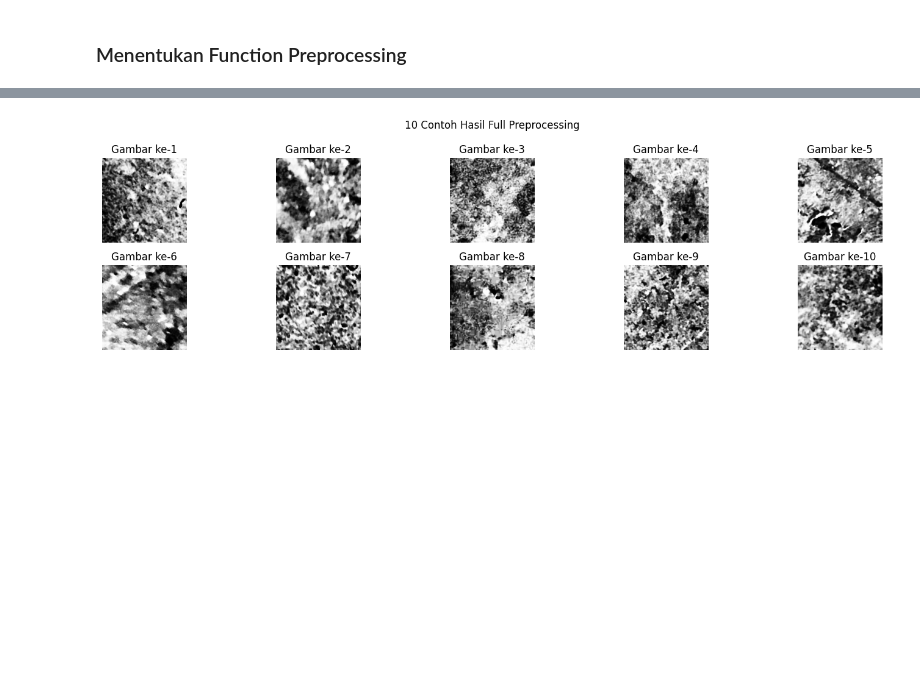
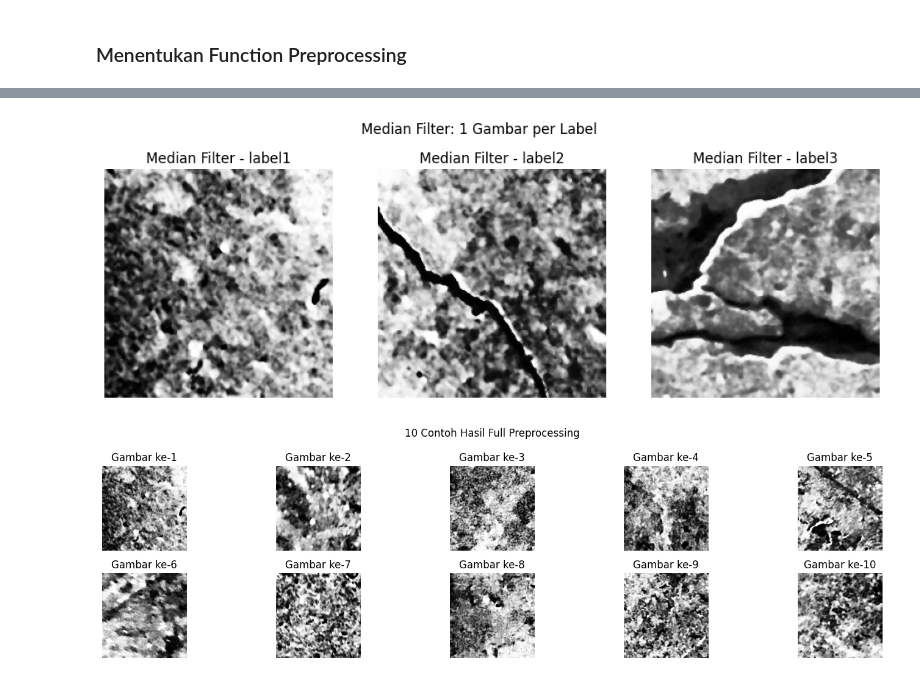
Before and after one commit to borntosleepwell/Project-PCD-Kelompok28, a Jupyter notebook: test1.ipynb, the cells around one changed output, grey strips where cells are left out. Cells and saved outputs as stored; diff of their text form; code cells hidden in the pictures; blank space fills up the shorter version.

```diff
--- a/test1.ipynb
+++ b/test1.ipynb
@@ -151,3 +180,18 @@ def median_filter_manual(img, size=3):
+# %%
+plt.figure(figsize=(12,4))
+for i, label in enumerate(np.unique(labels)):
+    idx = np.where(labels == label)[0][0]
+    img_gray = grayscaling_manual(data[idx])
+    img_eq = ekualisasi_hist_manual(img_gray)
+    img_med = median_filter_manual(img_eq)
+    plt.subplot(1, 3, i+1)
+    plt.imshow(img_med, cmap='gray')
+    plt.title(f"Median Filter - {label}")
+    plt.axis('off')
+plt.suptitle("Median Filter: 1 Gambar per Label")
+plt.show()
+# %% [output]
+[figure, added]
 # %%
 dataPreprocessed = []
 for i in range(len(data)):
```
Also changed, not shown: parts of 15 cells of this notebook, 2 other files.
